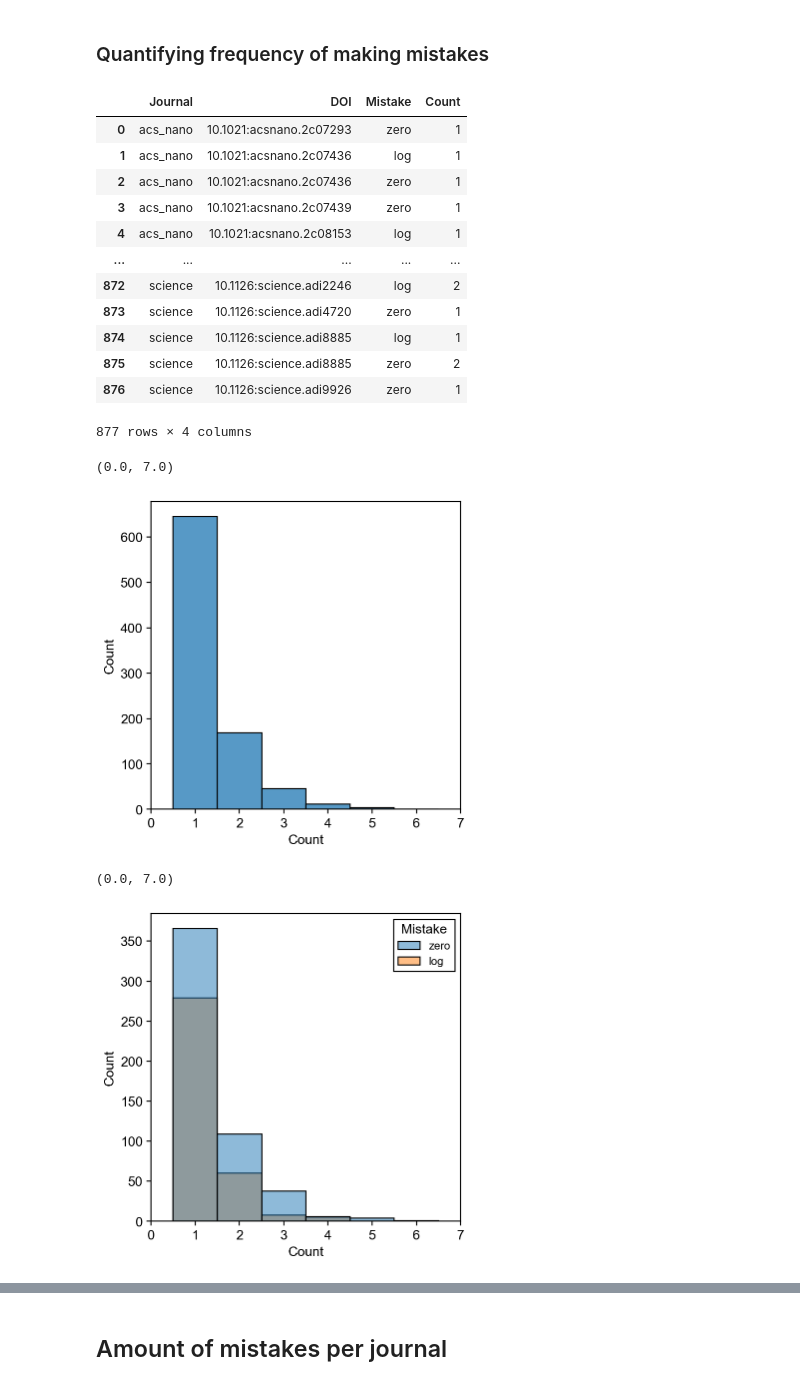
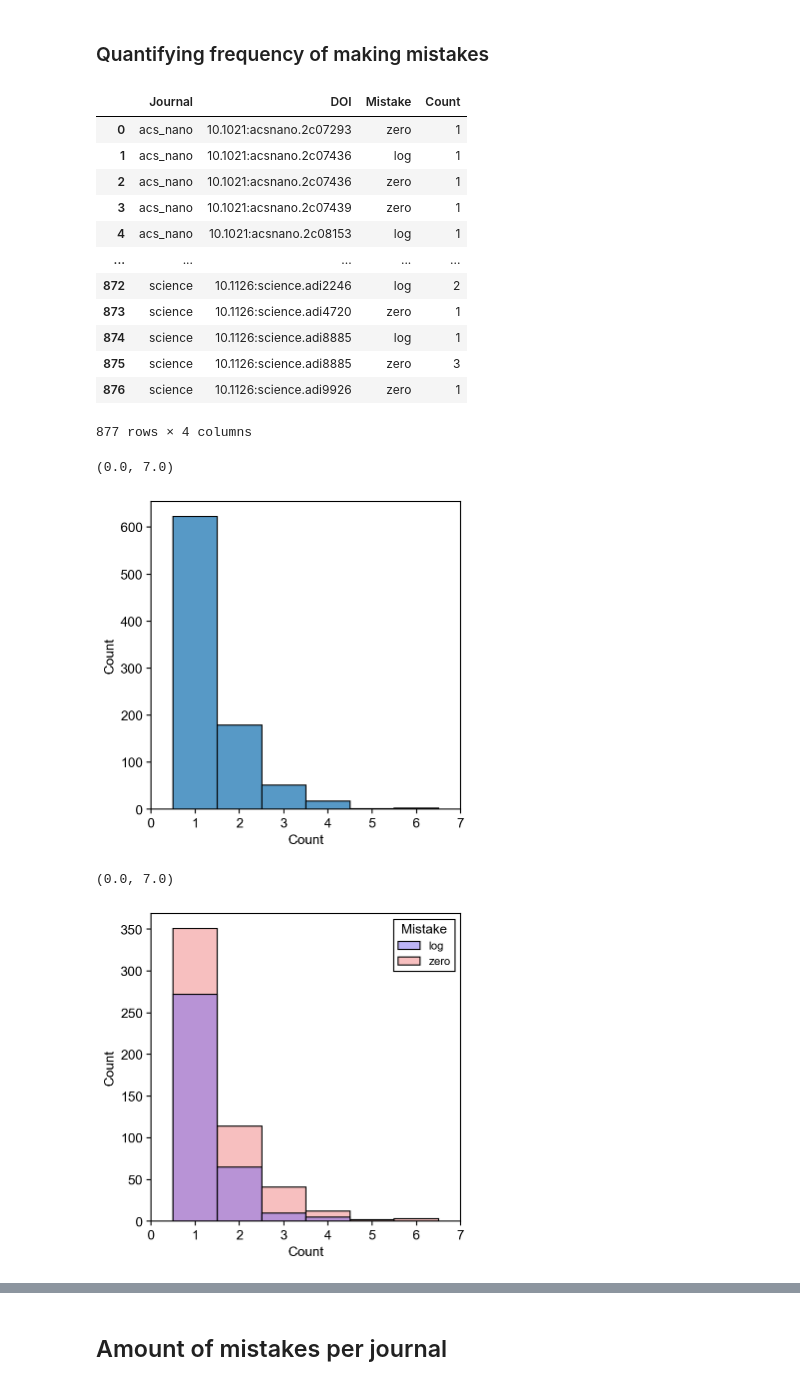
Before and after one commit to tengjuilin/misused-bar-graphs, a Jupyter notebook: bar-graph-classification.ipynb, the cells around one changed output, grey strips where cells are left out. Drawn from its saved outputs; the diff is of its cells as text; code cells hidden in the pictures.

```diff
--- a/bar-graph-classification.ipynb
+++ b/bar-graph-classification.ipynb
@@ -87,9 +87,9 @@ articles_stat_df[PERCENT_ARTICLES_WITHOUT_BAR_GRAPH_LABEL] = articles_stat_df[NU
 articles_stat_df[PERCENT_ARTICLES_WITH_BAR_GRAPH_LABEL] = articles_stat_df[NUM_ARTICLES_WITH_BAR_GRAPH_LABEL] / articles_stat_df[NUM_ARTICLES_LABEL] * 100
 articles_stat_df[PERCENT_ARTICLES_CORRECT_BAR_GRAPH_LABEL] = articles_stat_df[NUM_ARTICLES_CORRECT_BAR_GRAPH_LABEL] / articles_stat_df[NUM_ARTICLES_WITH_BAR_GRAPH_LABEL] * 100
 articles_stat_df[PERCENT_ARTICLES_INCORRECT_BAR_GRAPH_LABEL] = articles_stat_df[NUM_ARTICLES_INCORRECT_BAR_GRAPH_LABEL] / articles_stat_df[NUM_ARTICLES_WITH_BAR_GRAPH_LABEL] * 100
-articles_stat_df[PERCENT_ARTICLES_ZERO_PROBLEM_LABEL] = articles_stat_df[NUM_ARTICLES_ZERO_PROBLEM_LABEL] / articles_stat_df[NUM_ARTICLES_WITH_BAR_GRAPH_LABEL] * 100
-articles_stat_df[PERCENT_ARTICLES_LOG_PROBLEM_LABEL] = articles_stat_df[NUM_ARTICLES_LOG_PROBLEM_LABEL] / articles_stat_df[NUM_ARTICLES_WITH_BAR_GRAPH_LABEL] * 100
-articles_stat_df[PERCENT_ARTICLES_OTHER_PROBLEM_LABEL] = articles_stat_df[NUM_ARTICLES_OTHER_PROBLEM_LABEL] / articles_stat_df[NUM_ARTICLES_WITH_BAR_GRAPH_LABEL] * 100
+articles_stat_df[PERCENT_ARTICLES_ZERO_PROBLEM_LABEL] = articles_stat_df[NUM_ARTICLES_ZERO_PROBLEM_LABEL] / articles_stat_df[NUM_ARTICLES_INCORRECT_BAR_GRAPH_LABEL] * 100
+articles_stat_df[PERCENT_ARTICLES_LOG_PROBLEM_LABEL] = articles_stat_df[NUM_ARTICLES_LOG_PROBLEM_LABEL] / articles_stat_df[NUM_ARTICLES_INCORRECT_BAR_GRAPH_LABEL] * 100
+articles_stat_df[PERCENT_ARTICLES_OTHER_PROBLEM_LABEL] = articles_stat_df[NUM_ARTICLES_OTHER_PROBLEM_LABEL] / articles_stat_df[NUM_ARTICLES_INCORRECT_BAR_GRAPH_LABEL] * 100
 # %%
 # temporarily remove total for sorting
 articles_stat_total_series = articles_stat_df.loc[TOTAL_LABEL, :]
@@ -187,7 +188,7 @@ Name: Total, dtype: float64
 # %%
 alpha = 0.85
 total_misuse_percentage = percent_bar_correct_df.loc[TOTAL_LABEL, PERCENT_ARTICLES_INCORRECT_BAR_GRAPH_LABEL]
-fig, axs = plt.subplots(1, 3, figsize=(13, 4), sharey=True)
+fig, axs = plt.subplots(1, 3, figsize=(15, 5), sharey=True)
 percent_bar_df.plot(
     kind='barh',
     stacked=True,
@@ -222,7 +223,7 @@ for i in range(3):
 
 # individual plot settings
 axs[0].set_ylabel('')
-axs[2].set_xlim(0, 30)
+axs[2].set_xlim(0, 100)
 
 # plot legends
 axs[0].legend(
@@ -245,14 +246,21 @@ axs[2].legend(
 # overlay n onto bars in subplot 1/3
 for i in range(total_articles_series.shape[0]):
     try:
-        axs[0].text(5, i - 0.2, f'n = {int(total_articles_series.iloc[i])}', fontsize=7, color='w')
+        axs[0].text(5, i - 0.2, f'n = {int(total_articles_series.iloc[i])}', fontsize=8, color='w')
     except ValueError:
         pass
 
-# overlay n onto bars in subplot 1/3
+# overlay n onto bars in subplot 2/3
 for i in range(total_articles_series.shape[0]):
     try:
-        axs[1].text(3, i - 0.2, f'n = {int(articles_bar_graph_series.iloc[i])}', fontsize=7, color='w')
+        axs[1].text(3, i - 0.2, f'n = {int(articles_bar_graph_series.iloc[i])}', fontsize=8, color='w')
+    except ValueError:
+        pass
+
+# overlay n onto bars in subplot 3/3
+for i in range(total_articles_series.shape[0]):
+    try:
+        axs[2].text(87, i - 0.2, f'n = {int(articles_misused_bar_graph_series.iloc[i])}', fontsize=8, color='k')
     except ValueError:
         pass
 
@@ -325,10 +333,10 @@ Name: Fig Index, Length: 1198, dtype: int64
 # %% [markdown]
 ### Quantifying graph-level bias
 # %%
-# 同一种错误（mistake, physical quantity）在一个文章（DOI）里能犯错几次？
+# 同一种错误（mistake, physical quantity I）在一个文章（DOI）里能犯错几次？
 # journal redundant but for for later use
 # how much graph-level bias can we get?
-graph_bias_count_df = bar_annot_df.groupby(['Journal', 'DOI', 'Mistake', 'Physical quantity II']).count().iloc[:, 0]
+graph_bias_count_df = bar_annot_df.groupby(['Journal', 'DOI', 'Mistake', 'Physical quantity I']).count().iloc[:, 0]
 graph_bias_count_df.name = 'Count'
 graph_bias_count_df = graph_bias_count_df.reset_index()
 graph_bias_count_df
@@ -410,7 +420,7 @@ mistake_count_df
 | 872 | science | 10.1126:science.adi2246 | log | 2 |
 | 873 | science | 10.1126:science.adi4720 | zero | 1 |
 | 874 | science | 10.1126:science.adi8885 | log | 1 |
-| 875 | science | 10.1126:science.adi8885 | zero | 2 |
+| 875 | science | 10.1126:science.adi8885 | zero | 3 |
 | 876 | science | 10.1126:science.adi9926 | zero | 1 |
 877 rows × 4 columns
 # %%
@@ -425,21 +435,23 @@ sns.histplot(
 ax.set_xlim(0, 7)
 # %% [output]
 (0.0, 7.0)
-[figure, old version]
+[figure, new version]
 # %%
 bins = np.arange(0.5, mistake_count_df['Count'].max() + 0.5, 1)
 fig, ax = plt.subplots(figsize=(5, 5))
 sns.histplot(
     mistake_count_df,
     x='Count',
     hue='Mistake',
     bins=bins,
+    hue_order=['log', 'zero'],
+    palette=[ARTICLES_LOG_PROBLEM_COLOR, ARTICLES_ZERO_PROBLEM_COLOR],
     ax=ax,
 )
 ax.set_xlim(0, 7)
 # %% [output]
 (0.0, 7.0)
-[figure, old version]
+[figure, new version]
 # %%
 fig, ax = plt.subplots(figsize=(5, 5))
 res = scipy.stats.probplot(
```
Also changed, not shown: parts of 19 cells of this notebook, 5 other files.
